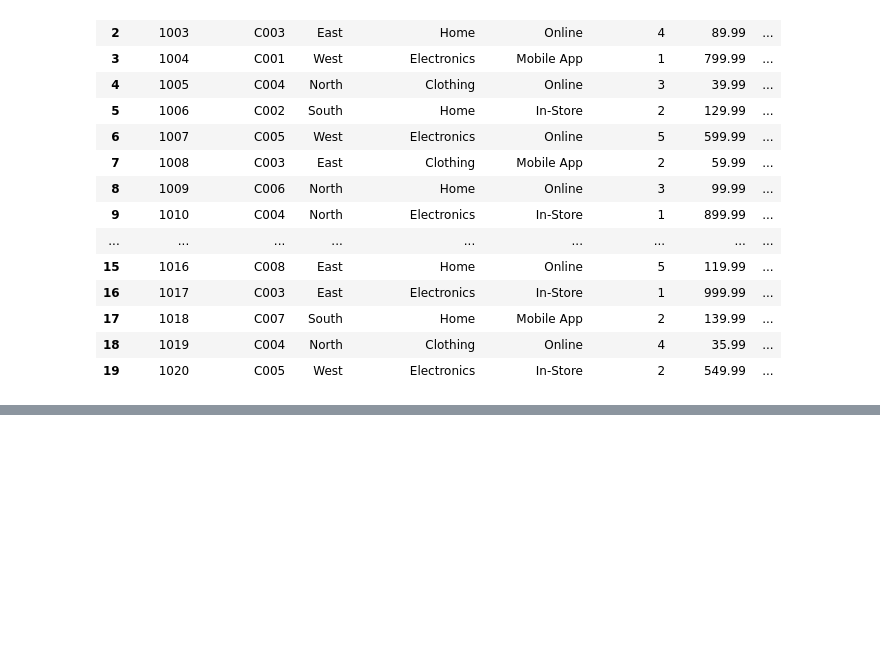
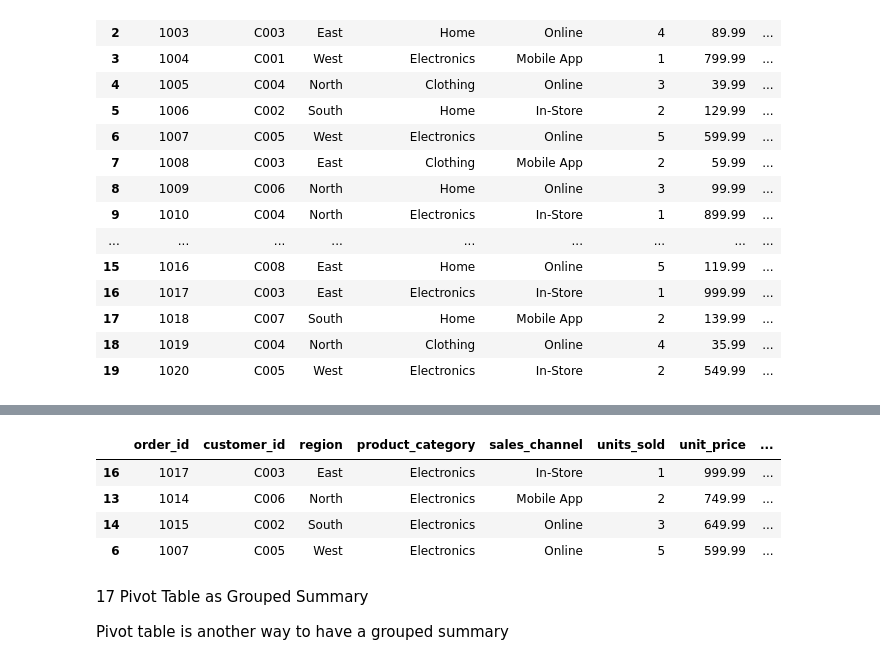
Before and after one commit to JoshPatNava/Exploratory_Data_Analysis, a Jupyter notebook: Grouping_Aggregation/grouping_aggregation.ipynb, the cells around one changed output, grey strips where cells are left out. Cells and saved outputs as stored; diff of their text form; code cells hidden in the pictures; blank space fills up the shorter version.

```diff
--- a/Grouping_Aggregation/grouping_aggregation.ipynb
+++ b/Grouping_Aggregation/grouping_aggregation.ipynb
@@ -115,0 +365,13 @@ Grouping Aggregation
+# %%
+# For the lowest
+group_df.loc[group_df.groupby("region")["revenue"].idxmax()]
+# %% [output]
+|  | order_id | customer_id | region | product_category | sales_channel | units_sold | unit_price | ... |
+| 16 | 1017 | C003 | East | Electronics | In-Store | 1 | 999.99 | ... |
+| 13 | 1014 | C006 | North | Electronics | Mobile App | 2 | 749.99 | ... |
+| 14 | 1015 | C002 | South | Electronics | Online | 3 | 649.99 | ... |
+| 6 | 1007 | C005 | West | Electronics | Online | 5 | 599.99 | ... |
+# %% [markdown]
+17 Pivot Table as Grouped Summary
+
+Pivot table is another way to have a grouped summary
```
Also changed, not shown: parts of 36 cells of this notebook.
